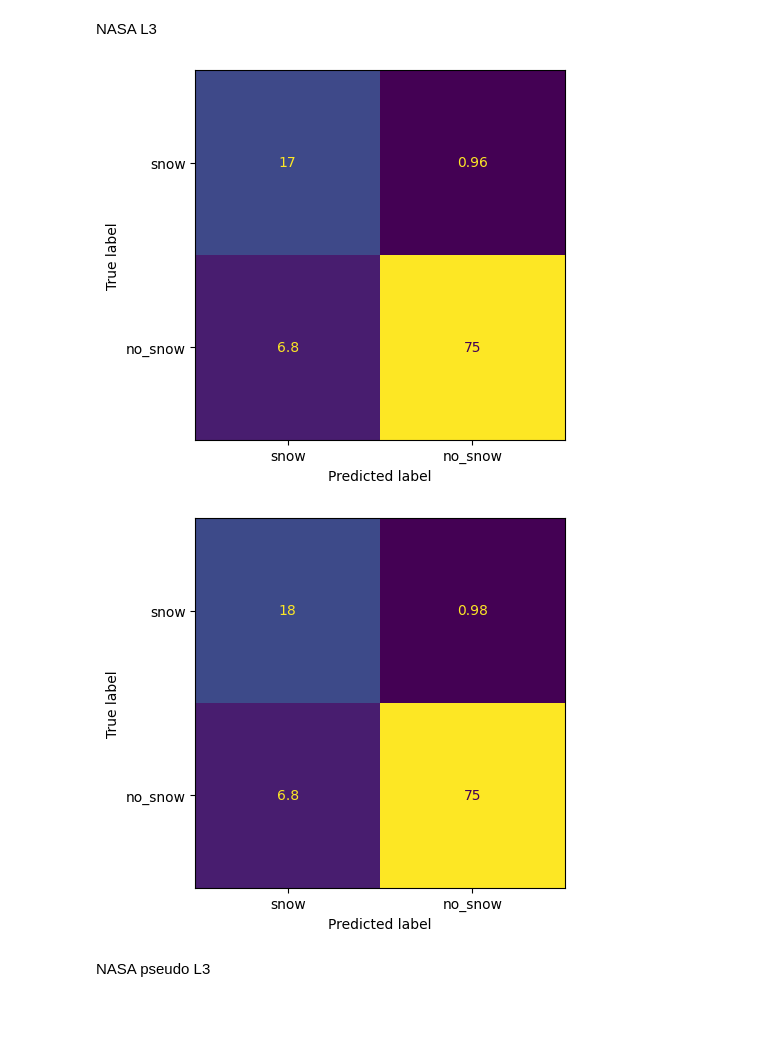
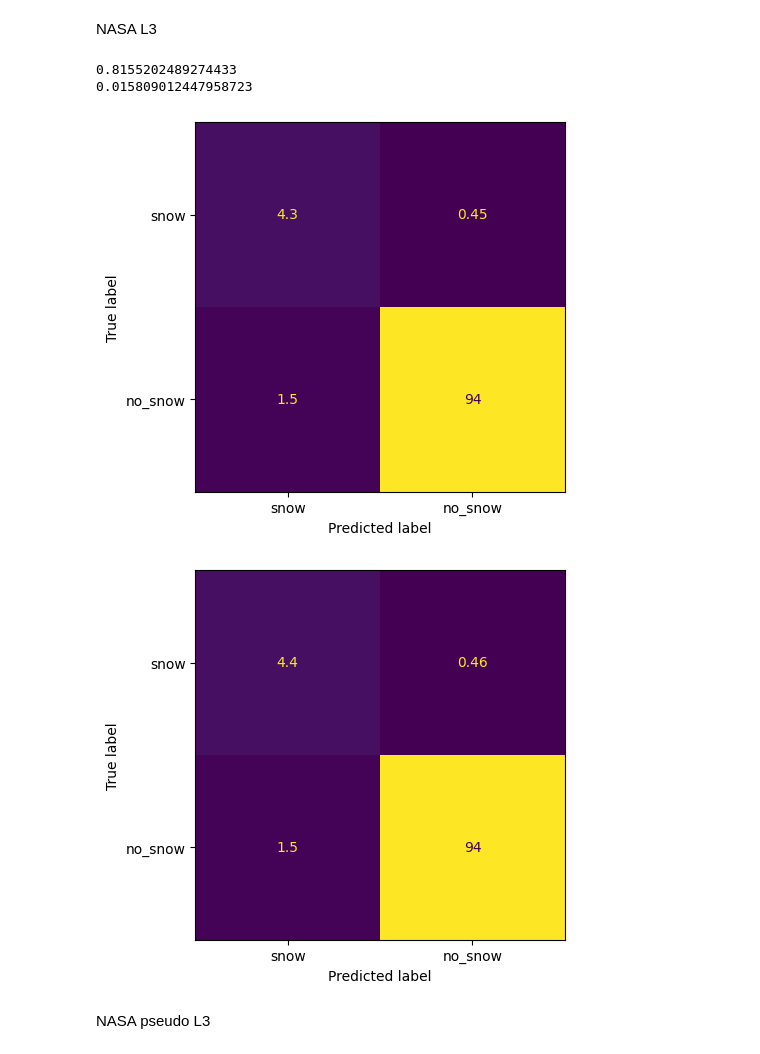
Before and after one commit to nicolaimpe/viirsnow, a Jupyter notebook: notebooks/validation.ipynb, the cells around one changed output. Cells and saved outputs as stored; diff of their text form; code cells hidden in the pictures; blank space fills up the shorter version.

```diff
--- a/notebooks/validation.ipynb
+++ b/notebooks/validation.ipynb
@@ -51,33 +130,37 @@ plot_confusion_table(mf_metrics_ds.sel(time='2023-12'))
 NASA L3
 # %%
 
-test_ts = nasa_l3.sel(time='2023-12')
-ref_ts = s2_theia.sel(time='2023-12')
-common_days = np.intersect1d(test_ts["time"], ref_ts["time"])
-test_ts = test_ts.sel(time=common_days)
-ref_ts = ref_ts.sel(time=common_days)
+test_ts = nasa_l3.sel(time='2024-01-25')
+ref_ts = s2_theia.sel(time='2024-01-25')
+# common_days = np.intersect1d(test_ts["time"], ref_ts["time"])
+# test_ts = test_ts.sel(time=common_days)
+# ref_ts = ref_ts.sel(time=common_days)
 
 test_no_snow = (test_ts == 0).astype(np.uint8)
 ref_no_snow = (ref_ts == 0).astype(np.uint8)
 test_snow = (test_ts > 0).astype(np.uint8) & (test_ts<=100).astype(np.uint8)
 ref_snow = (ref_ts > 0).astype(np.uint8) & (ref_ts<=100).astype(np.uint8)
 test_snow = test_snow.astype(bool)
 ref_snow = ref_snow.astype(bool)
 test_no_snow = test_no_snow.astype(bool)
 ref_no_snow = ref_no_snow.astype(bool)
 conf_matrix_ds = xr.Dataset(
     {
     'true_positive': test_snow & ref_snow,
     'true_negative': test_no_snow & ref_no_snow,
     'false_positive': test_snow & ref_no_snow,
     'false_negative': test_no_snow & ref_snow,
     }
 )
 plot_confusion_table(conf_matrix_ds)
-plot_confusion_table(nasa_l3_metrics_ds.sel(time='2023-12'))
+plot_confusion_table(nasa_l3_metrics_ds.sel(time='2024-01-25'))
+print(compute_score(conf_matrix_ds, 'f1_score').values)
+print(compute_score(conf_matrix_ds, 'false_alarm_rate').values)
 # %% [output]
+0.8155202489274433
+0.015809012447958723
-[figure, old version]
+[figure, new version]
-[figure, old version]
+[figure, new version]
 # %% [markdown]
 NASA pseudo L3
 # %%
```
Also changed, not shown: parts of 5 cells of this notebook.
